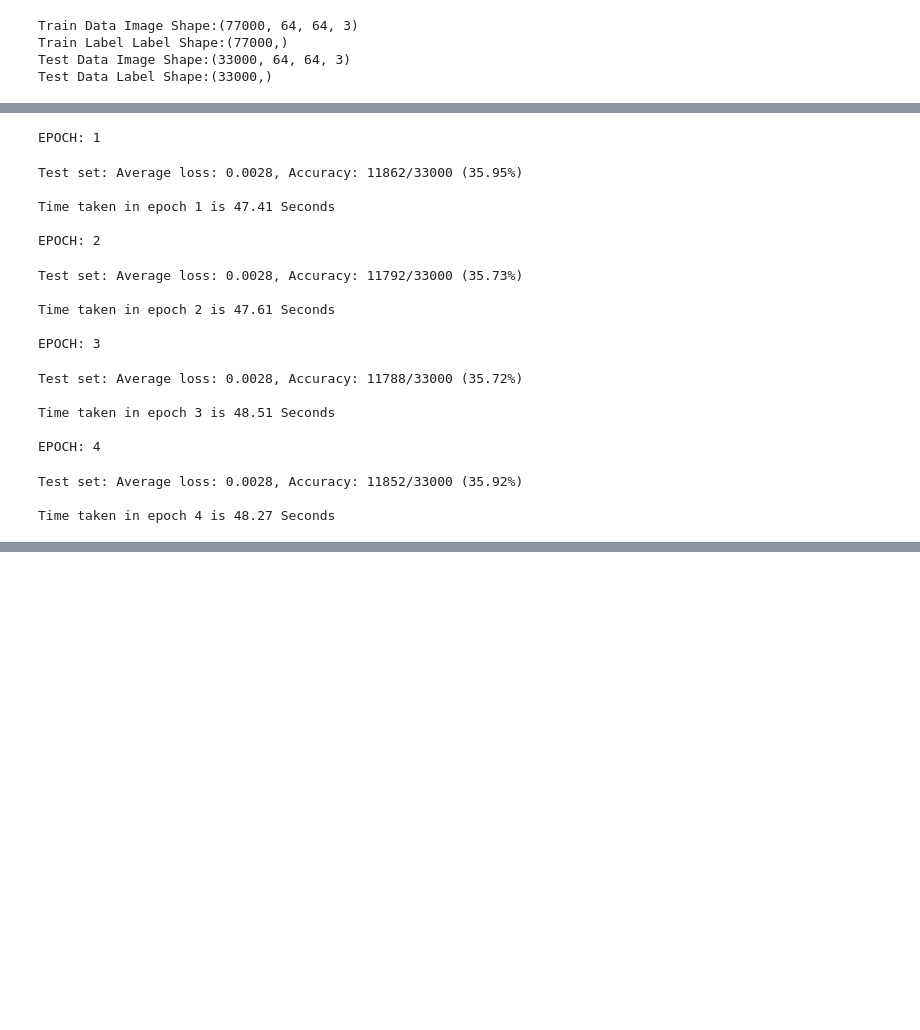
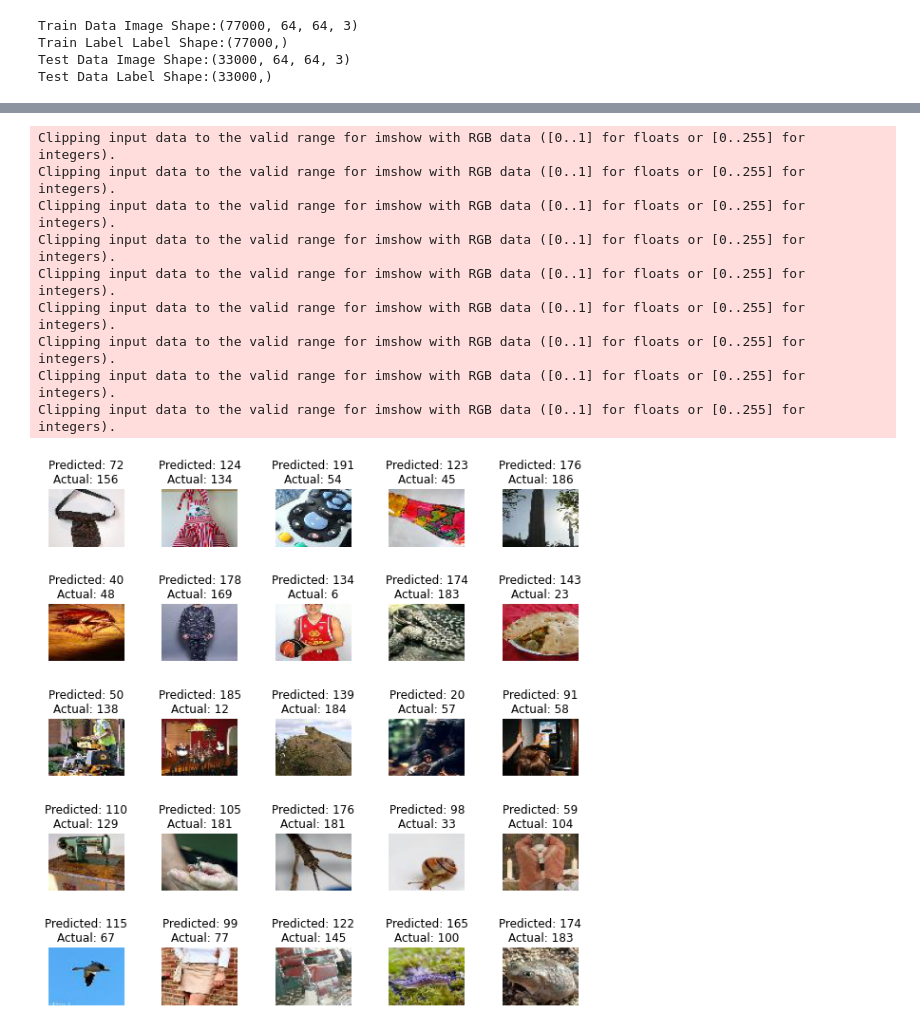
Before and after one commit to ranjanguddu/Machine-Learning, a Jupyter notebook: EVA4/Session-12/Assignment-12A.ipynb, the cells around one changed output, grey strips where cells are left out. Saved outputs shown, nothing was run; the diff lists cells and outputs as text; code cells hidden in the pictures; blank space fills up the shorter version.

```diff
--- a/EVA4/Session-12/Assignment-12A.ipynb
+++ b/EVA4/Session-12/Assignment-12A.ipynb
@@ -455,25 +378 @@ LR: 0.01
-# %%
-
-optimizer = optim.SGD(model.parameters(), lr=0.01, momentum=0.9, weight_decay = 1e-4)
-run(epoch =4, l1_decay=2e-05, l2_decay= 0.002)
-# %% [output]
-EPOCH: 1
-Test set: Average loss: 0.0028, Accuracy: 11862/33000 (35.95%)
-
-Time taken in epoch 1 is 47.41 Seconds
-
-EPOCH: 2
-Test set: Average loss: 0.0028, Accuracy: 11792/33000 (35.73%)
-
-Time taken in epoch 2 is 47.61 Seconds
-
-EPOCH: 3
-Test set: Average loss: 0.0028, Accuracy: 11788/33000 (35.72%)
-
-Time taken in epoch 3 is 48.51 Seconds
-
-EPOCH: 4
-Test set: Average loss: 0.0028, Accuracy: 11852/33000 (35.92%)
-
-Time taken in epoch 4 is 48.27 Seconds
 # %%
@@ -484,0 +405,28 @@ torch.save(model.state_dict(), 'Assign_12.pt')
+# %%
+from Denorm import unnormalize
+import matplotlib.pyplot as plt
+from matplotlib import pyplot
+
+def print_image(result_category=None):
+  #print(result_category)
+  print("\n\n\n")
+  figure = plt.figure(figsize=(10, 10))
+  figure.subplots_adjust(hspace=1, wspace=0.5)
+  for i in range(25):
+    data = result_category[i].get("img")
+    t = (result_category[i].get("target"))
+    p = (result_category[i].get("pred"))
+
+    d=data.cpu()
+    plt.subplot(5,5,i+1)
+    plt.imshow(unnormalize(mean, std, d), aspect='auto')
+    pyplot.axis("off")
+
+    plt.title("Predicted: %s\nActual: %s" % (p, t))
+    plt.xticks([])
+    plt.yticks([])
+
+  plt.show()
+# %%
+print_image(misclassified_imgs)
+# %% [output]
@@ -484,0 +447,10 @@ torch.save(model.state_dict(), 'Assign_12.pt')
+Clipping input data to the valid range for imshow with RGB data ([0..1] for floats or [0..255] for integers).
+Clipping input data to the valid range for imshow with RGB data ([0..1] for floats or [0..255] for integers).
+Clipping input data to the valid range for imshow with RGB data ([0..1] for floats or [0..255] for integers).
+Clipping input data to the valid range for imshow with RGB data ([0..1] for floats or [0..255] for integers).
+Clipping input data to the valid range for imshow with RGB data ([0..1] for floats or [0..255] for integers).
+Clipping input data to the valid range for imshow with RGB data ([0..1] for floats or [0..255] for integers).
+Clipping input data to the valid range for imshow with RGB data ([0..1] for floats or [0..255] for integers).
+Clipping input data to the valid range for imshow with RGB data ([0..1] for floats or [0..255] for integers).
+Clipping input data to the valid range for imshow with RGB data ([0..1] for floats or [0..255] for integers).
+[figure, added]
```
Also changed, not shown: parts of 23 cells of this notebook.
